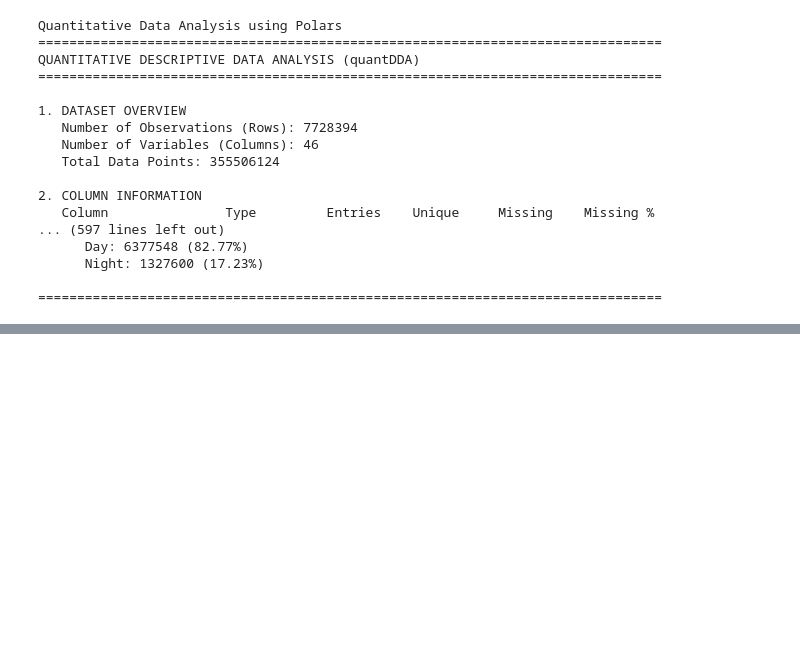
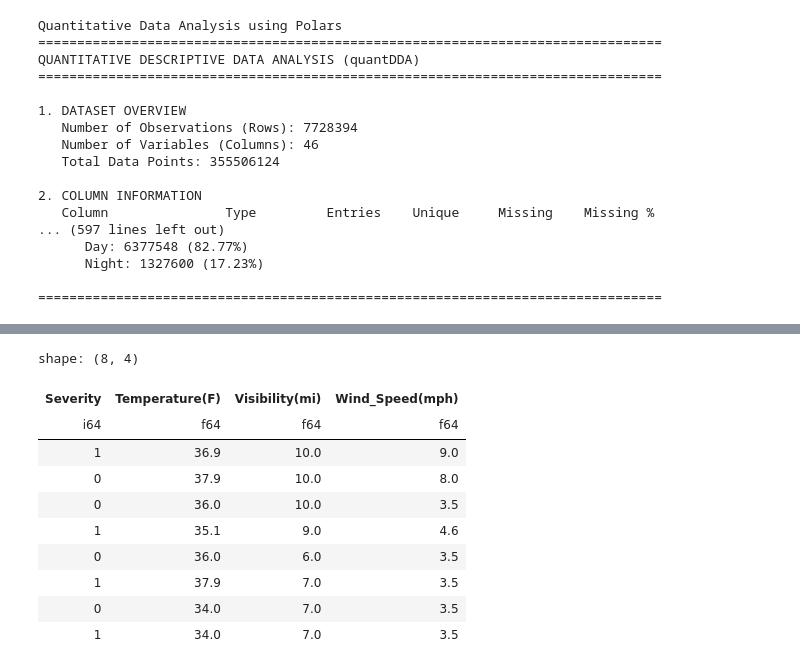
Before and after one commit to vubaominh/lab1_354, a Jupyter notebook: COMP333_final_proj.ipynb, the cells around one changed output, grey strips where cells are left out. Saved outputs shown, nothing was run; the diff lists cells and outputs as text; code cells hidden in the pictures; blank space fills up the shorter version.

```diff
--- a/COMP333_final_proj.ipynb
+++ b/COMP333_final_proj.ipynb
@@ -339,0 +856,22 @@ QUANTITATIVE DESCRIPTIVE DATA ANALYSIS (quantDDA)
+# %%
+# Convert `Severity` to a binary target.
+# Mapping: Severity 1/2 -> LOW (0), Severity 3/4 -> HIGH (1).
+
+df_tmp = df_reduced.with_columns(pl.col("Severity")
+                                .replace({1: 0, 2: 0, 3: 1, 4: 1}) )
+
+# Select target and baseline weather predictors.
+df_tmp = df_tmp.select( ["Severity", "Temperature(F)", "Visibility(mi)", "Wind_Speed(mph)"] )
+df_tmp.head(8)
+# %% [output]
+shape: (8, 4)
+| Severity | Temperature(F) | Visibility(mi) | Wind_Speed(mph) |
+| i64 | f64 | f64 | f64 |
+| 1 | 36.9 | 10.0 | 9.0 |
+| 0 | 37.9 | 10.0 | 8.0 |
+| 0 | 36.0 | 10.0 | 3.5 |
+| 1 | 35.1 | 9.0 | 4.6 |
+| 0 | 36.0 | 6.0 | 3.5 |
+| 1 | 37.9 | 7.0 | 3.5 |
+| 0 | 34.0 | 7.0 | 3.5 |
+| 1 | 34.0 | 7.0 | 3.5 |
```
Also changed, not shown: parts of 53 cells of this notebook.
